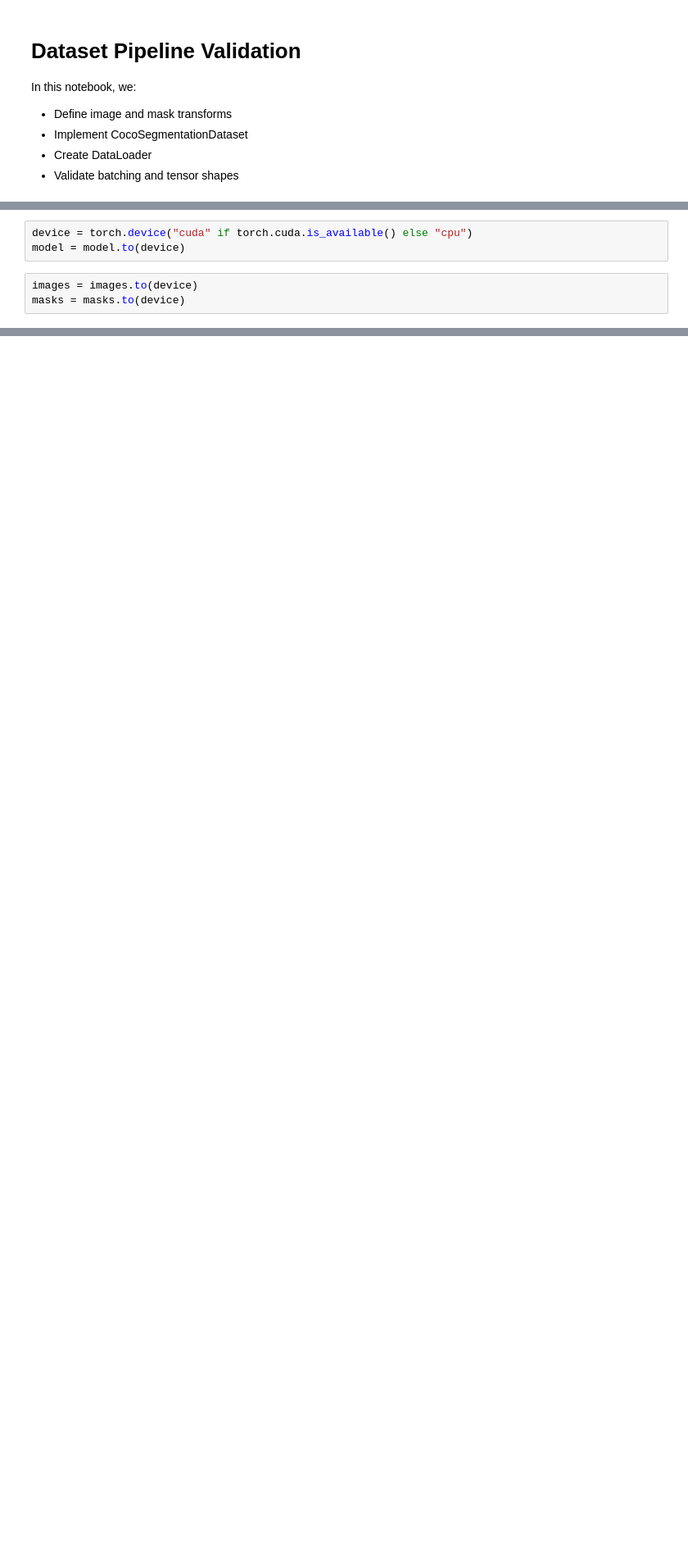
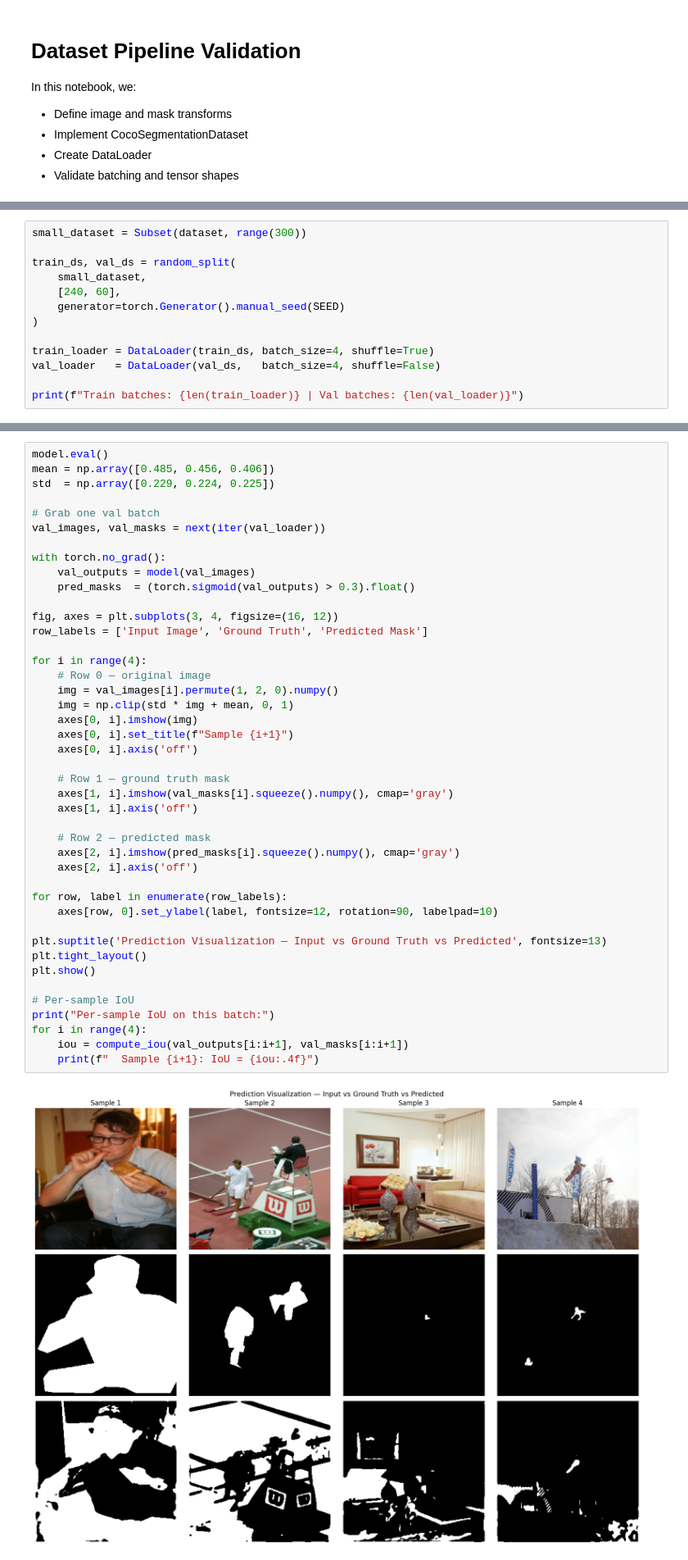
Before and after one commit to springboardmentor054-coder/-VisionExtract-Isolation-from-Images-using-Image-Segmentation, a Jupyter notebook: notebooks/02_dataset_pipeline.ipynb, the cells around one changed output, grey strips where cells are left out. Shown at 82% size. Saved outputs shown, nothing was run; the diff lists cells and outputs as text; blank space fills up the shorter version.

```diff
--- a/notebooks/02_dataset_pipeline.ipynb
+++ b/notebooks/02_dataset_pipeline.ipynb
@@ -217,6 +201,0 @@ small_loader = DataLoader(small_dataset, batch_size=4, shuffle=True)
-# %%
-device = torch.device("cuda" if torch.cuda.is_available() else "cpu")
-model = model.to(device)
-# %%
-images = images.to(device)
-masks = masks.to(device)
@@ -222,0 +230,13 @@ masks = masks.to(device)
+# %%
+small_dataset = Subset(dataset, range(300))
+
+train_ds, val_ds = random_split(
+    small_dataset,
+    [240, 60],
+    generator=torch.Generator().manual_seed(SEED)
+)
+
+train_loader = DataLoader(train_ds, batch_size=4, shuffle=True)
+val_loader   = DataLoader(val_ds,   batch_size=4, shuffle=False)
+
+print(f"Train batches: {len(train_loader)} | Val batches: {len(val_loader)}")
@@ -249,0 +294,45 @@ Epoch 5/5, Loss: 0.4132638564705849
+# %%
+model.eval()
+mean = np.array([0.485, 0.456, 0.406])
+std  = np.array([0.229, 0.224, 0.225])
+
+# Grab one val batch
+val_images, val_masks = next(iter(val_loader))
+
+with torch.no_grad():
+    val_outputs = model(val_images)
+    pred_masks  = (torch.sigmoid(val_outputs) > 0.3).float()
+
+fig, axes = plt.subplots(3, 4, figsize=(16, 12))
+row_labels = ['Input Image', 'Ground Truth', 'Predicted Mask']
+
+for i in range(4):
+    # Row 0 — original image
+    img = val_images[i].permute(1, 2, 0).numpy()
+    img = np.clip(std * img + mean, 0, 1)
+    axes[0, i].imshow(img)
+    axes[0, i].set_title(f"Sample {i+1}")
+    axes[0, i].axis('off')
+
+    # Row 1 — ground truth mask
+    axes[1, i].imshow(val_masks[i].squeeze().numpy(), cmap='gray')
+    axes[1, i].axis('off')
+
+    # Row 2 — predicted mask
+    axes[2, i].imshow(pred_masks[i].squeeze().numpy(), cmap='gray')
+    axes[2, i].axis('off')
+
+for row, label in enumerate(row_labels):
+    axes[row, 0].set_ylabel(label, fontsize=12, rotation=90, labelpad=10)
+
+plt.suptitle('Prediction Visualization — Input vs Ground Truth vs Predicted', fontsize=13)
+plt.tight_layout()
+plt.show()
+
+# Per-sample IoU
+print("Per-sample IoU on this batch:")
+for i in range(4):
+    iou = compute_iou(val_outputs[i:i+1], val_masks[i:i+1])
+    print(f"  Sample {i+1}: IoU = {iou:.4f}")
+# %% [output]
+[figure, added]
```
Also changed, not shown: parts of 31 cells of this notebook, 13 other files.
